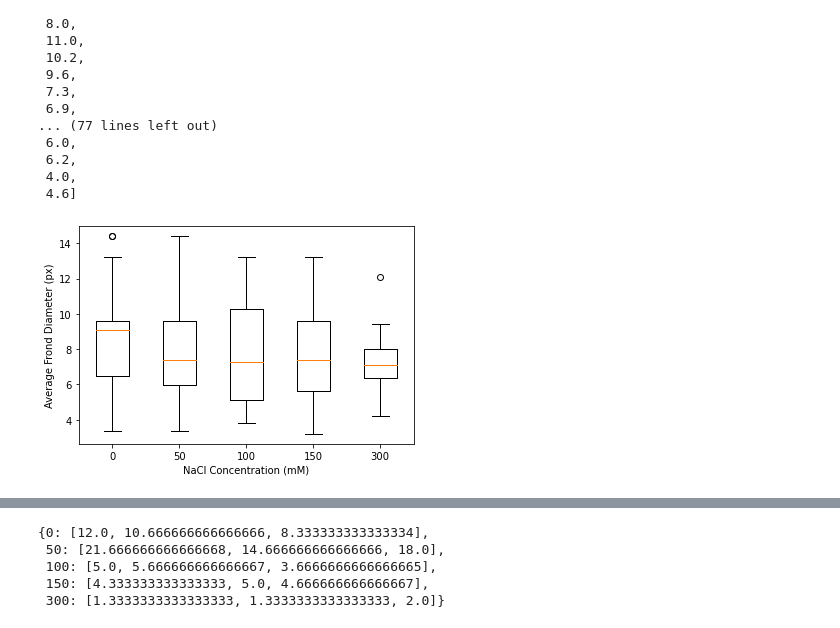
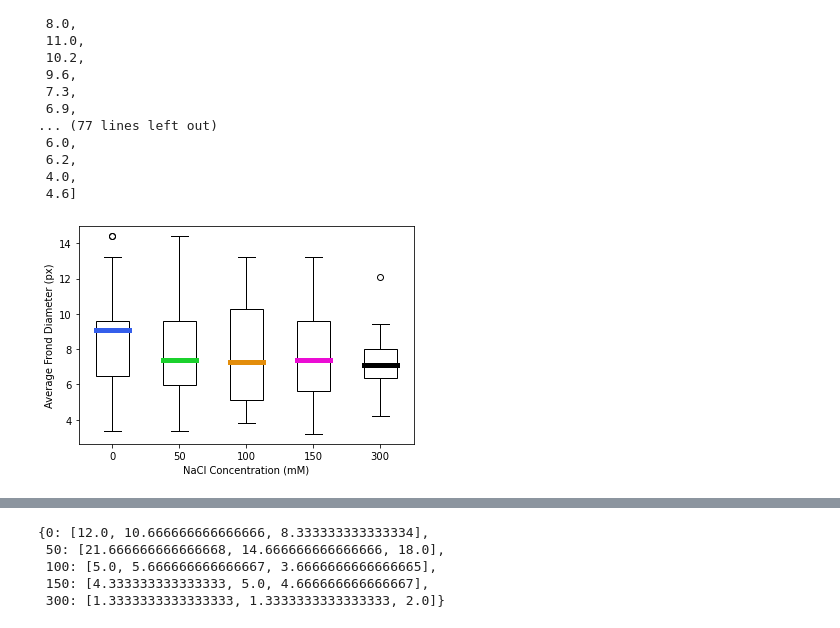
Before and after one commit to mtscott321/duckweed_data_analysis, a Jupyter notebook: 41661_ecotoxicology.ipynb, the cells around one changed output, grey strips where cells are left out. Cells and saved outputs as stored; diff of their text form; code cells hidden in the pictures.

```diff
--- a/41661_ecotoxicology.ipynb
+++ b/41661_ecotoxicology.ipynb
@@ -666,15 +666,27 @@ vals[0]
 # %%
 """
 Calculate the average frond size for each NaCl concentration and plot it (how should we do )
 """
 vals = []
 for key in cond_vals.keys():
     vals.append(cond_vals[key])
+
 ax = plt.axes()
-ax.boxplot(vals)
+medianprops = dict(linestyle='-', linewidth=5, color='firebrick')
+box = ax.boxplot(vals, patch_artist = True,  boxprops=dict(facecolor='white'), medianprops = medianprops)
+colors = ["#345eeb", "#1bd12d", "#e38d0b", "#eb0cd4", "#000000"]
+
+for median, color in zip(box["medians"], colors):
+    median.set_color(color)
+
+
+
+
+
 ax.set_xticklabels(list(cond_vals.keys()))
 ax.set_xlabel("NaCl Concentration (mM)")
 ax.set_ylabel("Average Frond Diameter (px)")
 plt.savefig("frond_diams_boxplot.jpg")
+plt.show()
 # %% [output]
-[figure, old version]
+[figure, new version]
```
Also changed, not shown: parts of 5 cells of this notebook, 7 other files.
